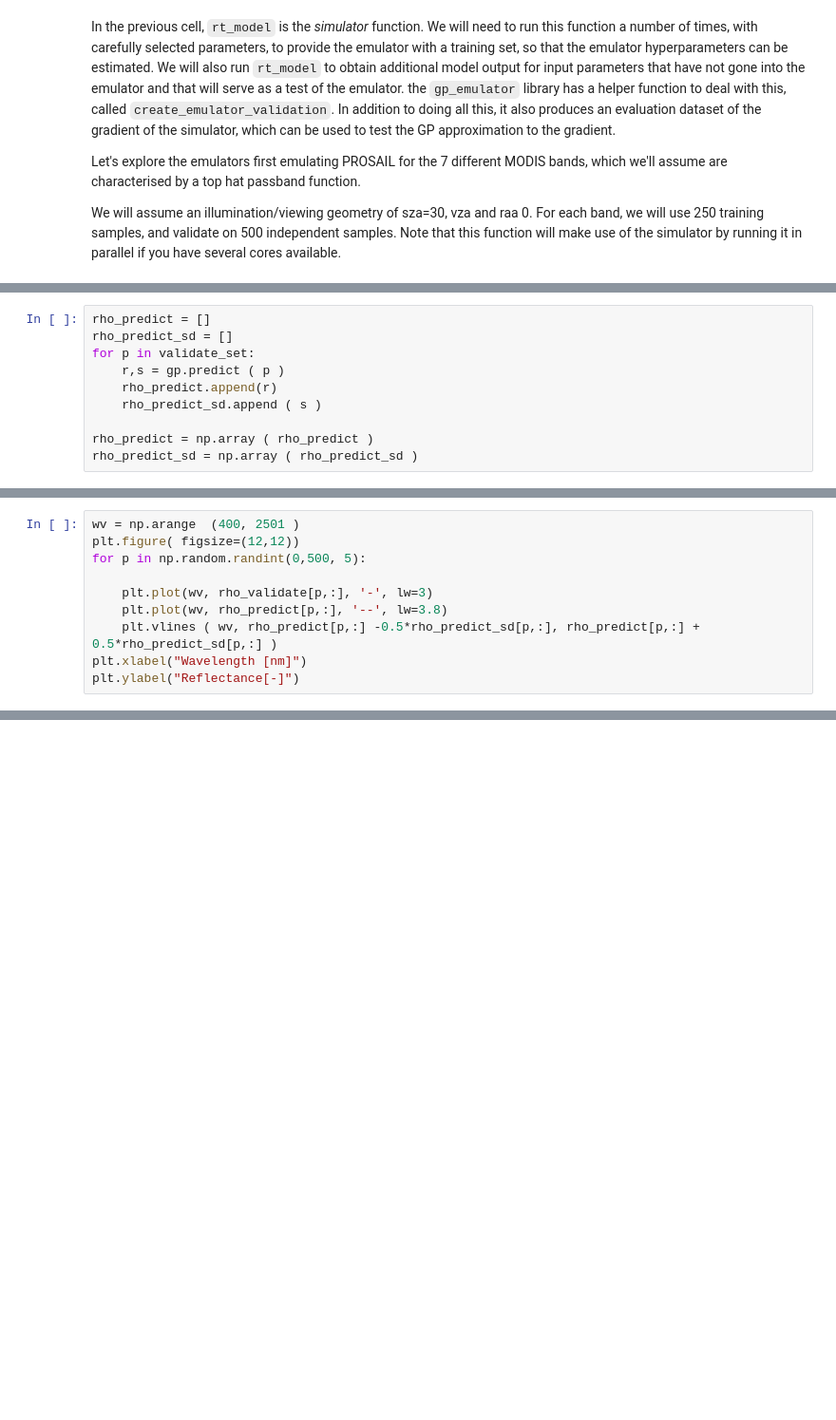
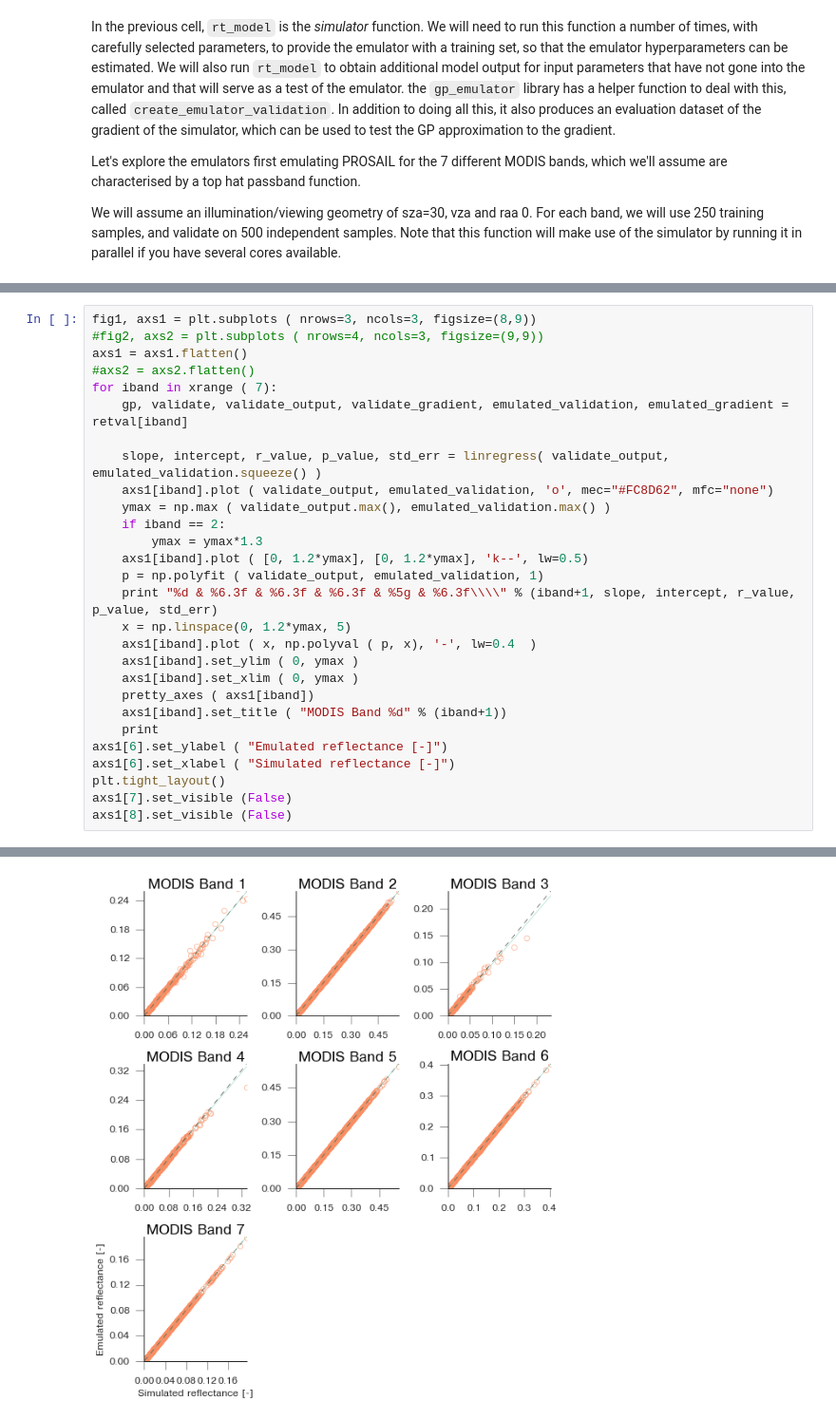
Before and after one commit to jgomezdans/gp_emulator, a Jupyter notebook: notebooks/Emulation_playground.ipynb, the cells around one changed output, grey strips where cells are left out. Shown at 95% size. Drawn from its saved outputs; the diff is of its cells as text; blank space fills up the shorter version.

```diff
--- a/notebooks/Emulation_playground.ipynb
+++ b/notebooks/Emulation_playground.ipynb
@@ -173,10 +222,0 @@ gp_emulator.MultivariateEmulator?
-# %%
-rho_predict = []
-rho_predict_sd = []
-for p in validate_set:
-    r,s = gp.predict ( p )
-    rho_predict.append(r)
-    rho_predict_sd.append ( s )
-
-rho_predict = np.array ( rho_predict )
-rho_predict_sd = np.array ( rho_predict_sd )
@@ -185,10 +222,0 @@ Let's now plot a few examples (randomly chosen) showing the validation spectrum
-# %%
-wv = np.arange  (400, 2501 )
-plt.figure( figsize=(12,12))
-for p in np.random.randint(0,500, 5):
-
-    plt.plot(wv, rho_validate[p,:], '-', lw=3)
-    plt.plot(wv, rho_predict[p,:], '--', lw=3.8)
-    plt.vlines ( wv, rho_predict[p,:] -0.5*rho_predict_sd[p,:], rho_predict[p,:] + 0.5*rho_predict_sd[p,:] )
-plt.xlabel("Wavelength [nm]")
-plt.ylabel("Reflectance[-]")
@@ -210,0 +223,29 @@ plt.ylabel("Reflectance [-]")
+# %%
+fig1, axs1 = plt.subplots ( nrows=3, ncols=3, figsize=(8,9))
+#fig2, axs2 = plt.subplots ( nrows=4, ncols=3, figsize=(9,9))
+axs1 = axs1.flatten()
+#axs2 = axs2.flatten()
+for iband in xrange ( 7):
+    gp, validate, validate_output, validate_gradient, emulated_validation, emulated_gradient = retval[iband]
+
+    slope, intercept, r_value, p_value, std_err = linregress( validate_output, emulated_validation.squeeze() )
+    axs1[iband].plot ( validate_output, emulated_validation, 'o', mec="#FC8D62", mfc="none")
+    ymax = np.max ( validate_output.max(), emulated_validation.max() )
+    if iband == 2:
+        ymax = ymax*1.3
+    axs1[iband].plot ( [0, 1.2*ymax], [0, 1.2*ymax], 'k--', lw=0.5)
+    p = np.polyfit ( validate_output, emulated_validation, 1)
+    print "%d & %6.3f & %6.3f & %6.3f & %5g & %6.3f\\\\" % (iband+1, slope, intercept, r_value, p_value, std_err)
+    x = np.linspace(0, 1.2*ymax, 5)
+    axs1[iband].plot ( x, np.polyval ( p, x), '-', lw=0.4  )
+    axs1[iband].set_ylim ( 0, ymax )
+    axs1[iband].set_xlim ( 0, ymax )
+    pretty_axes ( axs1[iband])
+    axs1[iband].set_title ( "MODIS Band %d" % (iband+1))
+    print
+axs1[6].set_ylabel ( "Emulated reflectance [-]")
+axs1[6].set_xlabel ( "Simulated reflectance [-]")
+plt.tight_layout()
+axs1[7].set_visible (False)
+axs1[8].set_visible (False)
+# %% [output]
@@ -210,0 +265 @@ plt.ylabel("Reflectance [-]")
+[figure, added]
```
Also changed, not shown: parts of 25 cells of this notebook, 1 other file.
